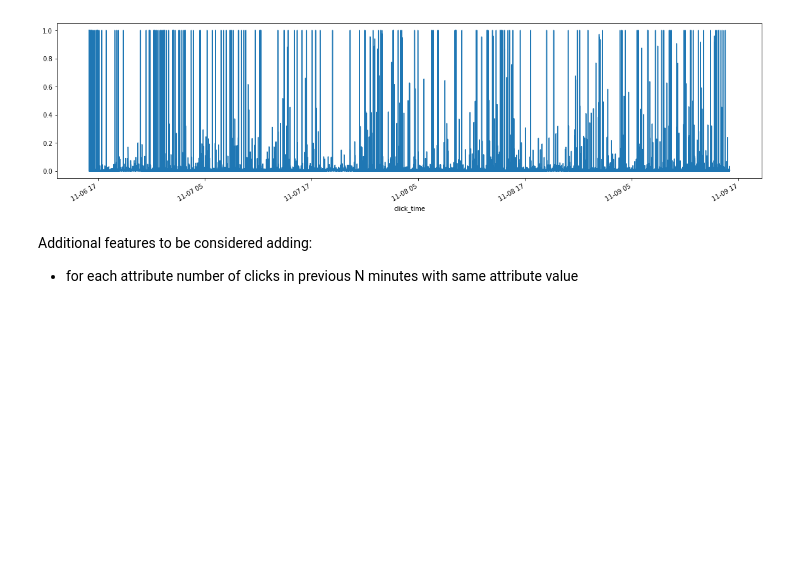
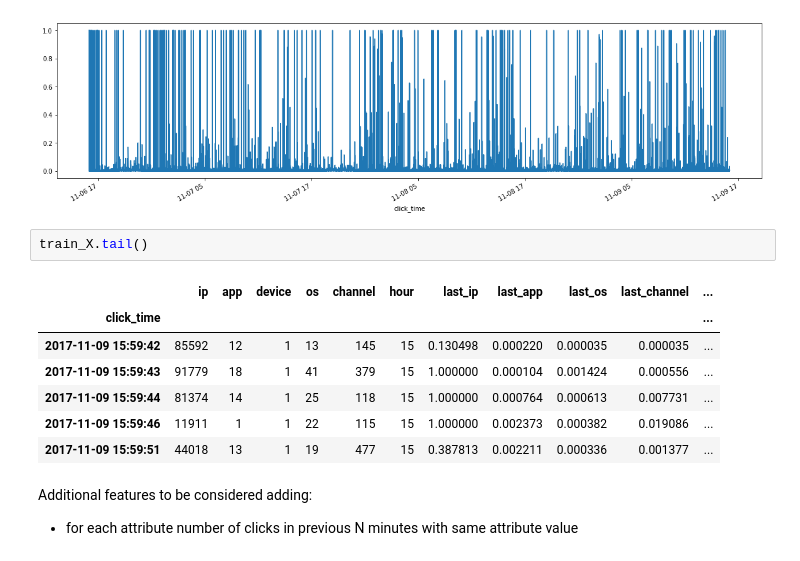
Before and after one commit to dkomlen/kaggle, a Jupyter notebook: talkingdata-adtracking-fraud-detection/fraud-detection.ipynb, the cells around one changed output. Cells and saved outputs as stored; diff of their text form; blank space fills up the shorter version.

```diff
--- a/talkingdata-adtracking-fraud-detection/fraud-detection.ipynb
+++ b/talkingdata-adtracking-fraud-detection/fraud-detection.ipynb
@@ -224,6 +224,16 @@ train_X['last_app'].plot(figsize=(20, 5))
 # %% [output]
 <matplotlib.axes._subplots.AxesSubplot at 0x...>
 [figure]
+# %%
+train_X.tail()
+# %% [output]
+|  | ip | app | device | os | channel | hour | last_ip | last_app | last_os | last_channel | ... |
+| click_time |  |  |  |  |  |  |  |  |  |  | ... |
+| 2017-11-09 15:59:42 | 85592 | 12 | 1 | 13 | 145 | 15 | 0.130498 | 0.000220 | 0.000035 | 0.000035 | ... |
+| 2017-11-09 15:59:43 | 91779 | 18 | 1 | 41 | 379 | 15 | 1.000000 | 0.000104 | 0.001424 | 0.000556 | ... |
+| 2017-11-09 15:59:44 | 81374 | 14 | 1 | 25 | 118 | 15 | 1.000000 | 0.000764 | 0.000613 | 0.007731 | ... |
+| 2017-11-09 15:59:46 | 11911 | 1 | 1 | 22 | 115 | 15 | 1.000000 | 0.002373 | 0.000382 | 0.019086 | ... |
+| 2017-11-09 15:59:51 | 44018 | 13 | 1 | 19 | 477 | 15 | 0.387813 | 0.002211 | 0.000336 | 0.001377 | ... |
 # %% [markdown]
 Additional features to be considered adding:
 - for each attribute number of clicks in previous N minutes with same attribute
```
